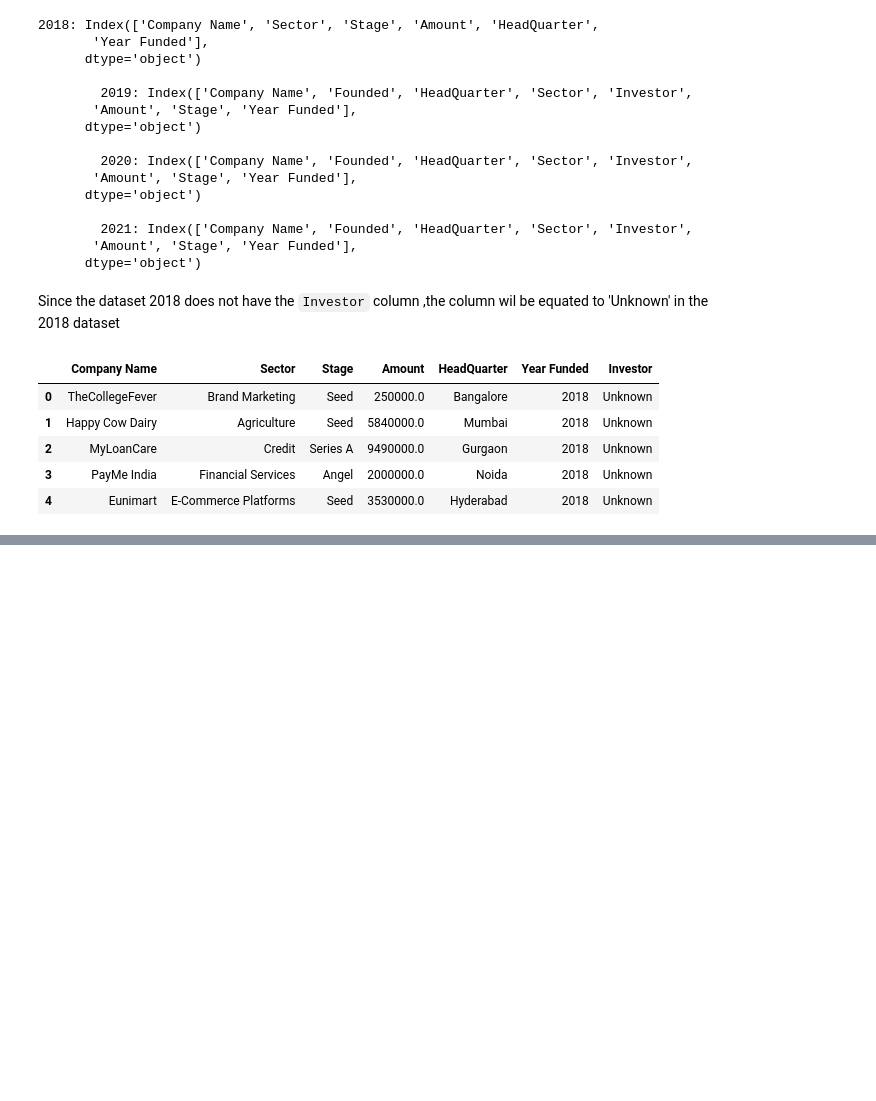
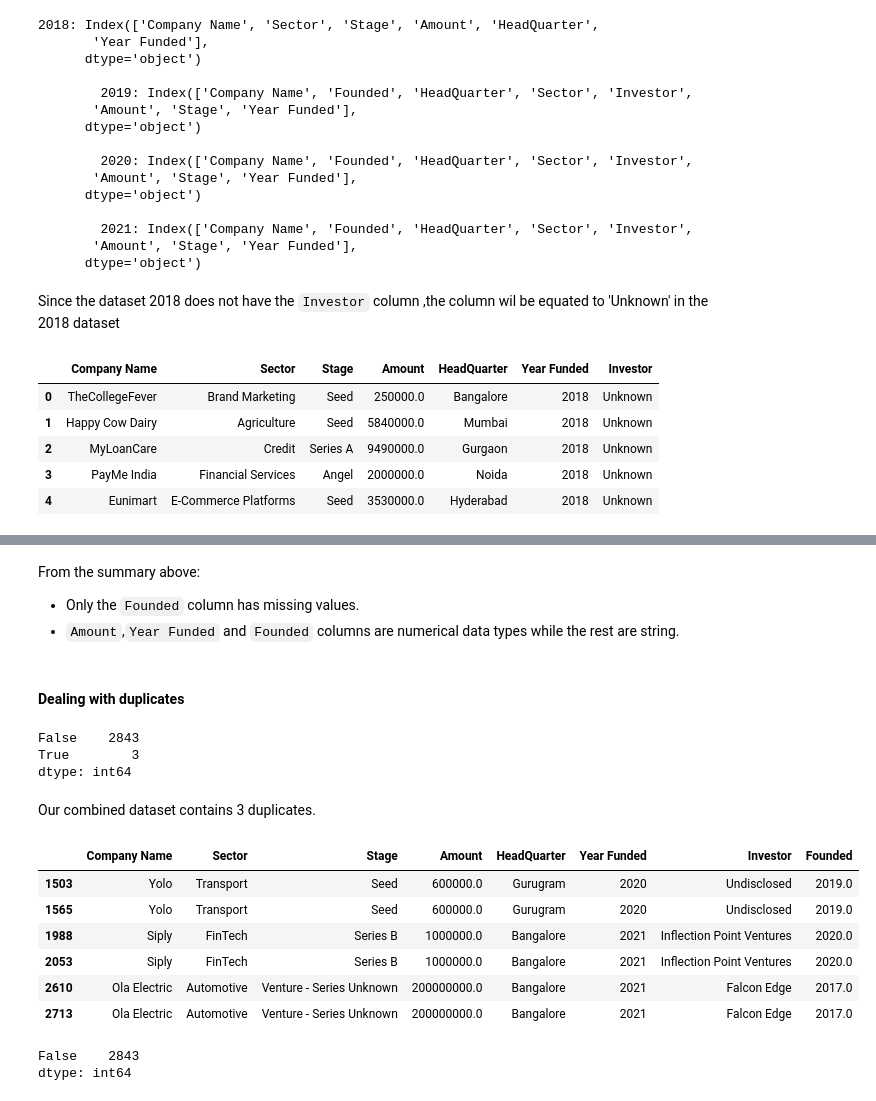
Before and after one commit to HannahMwende/India-startup-funding-analysis, a Jupyter notebook: indian_startup_funding.ipynb, the cells around one changed output, grey strips where cells are left out. Drawn from its saved outputs; the diff is of its cells as text; code cells hidden in the pictures; blank space fills up the shorter version.

````diff
--- a/indian_startup_funding.ipynb
+++ b/indian_startup_funding.ipynb
@@ -2440,0 +2442,25 @@ memory usage: 178.0+ KB
+# %% [markdown]
+From the summary above:
+* Only the ```Founded``` column has missing values.
+* ```Amount```,```Year Funded``` and ```Founded``` columns are numerical data types while the rest are string.
+# %% [markdown]
+#### Dealing with duplicates
+# %%
+df.duplicated().value_counts()
+# %% [output]
+False    2843
+True        3
+dtype: int64
+# %% [markdown]
+Our combined dataset contains 3 duplicates.
+# %%
+#print out all the duplicates next to each other
+df[df.duplicated(keep=False)]
+# %% [output]
+|  | Company Name | Sector | Stage | Amount | HeadQuarter | Year Funded | Investor | Founded |
+| 1503 | Yolo | Transport | Seed | 600000.0 | Gurugram | 2020 | Undisclosed | 2019.0 |
+| 1565 | Yolo | Transport | Seed | 600000.0 | Gurugram | 2020 | Undisclosed | 2019.0 |
+| 1988 | Siply | FinTech | Series B | 1000000.0 | Bangalore | 2021 | Inflection Point Ventures | 2020.0 |
+| 2053 | Siply | FinTech | Series B | 1000000.0 | Bangalore | 2021 | Inflection Point Ventures | 2020.0 |
+| 2610 | Ola Electric | Automotive | Venture - Series Unknown | 200000000.0 | Bangalore | 2021 | Falcon Edge | 2017.0 |
+| 2713 | Ola Electric | Automotive | Venture - Series Unknown | 200000000.0 | Bangalore | 2021 | Falcon Edge | 2017.0 |
@@ -2440,0 +2470,6 @@ memory usage: 178.0+ KB
+# %%
+#RECHECK IF THERE ANY DUPLICATES LEFT
+df.duplicated().value_counts()
+# %% [output]
+False    2843
+dtype: int64
````
Also changed, not shown: parts of 33 cells of this notebook, 3 other files.
